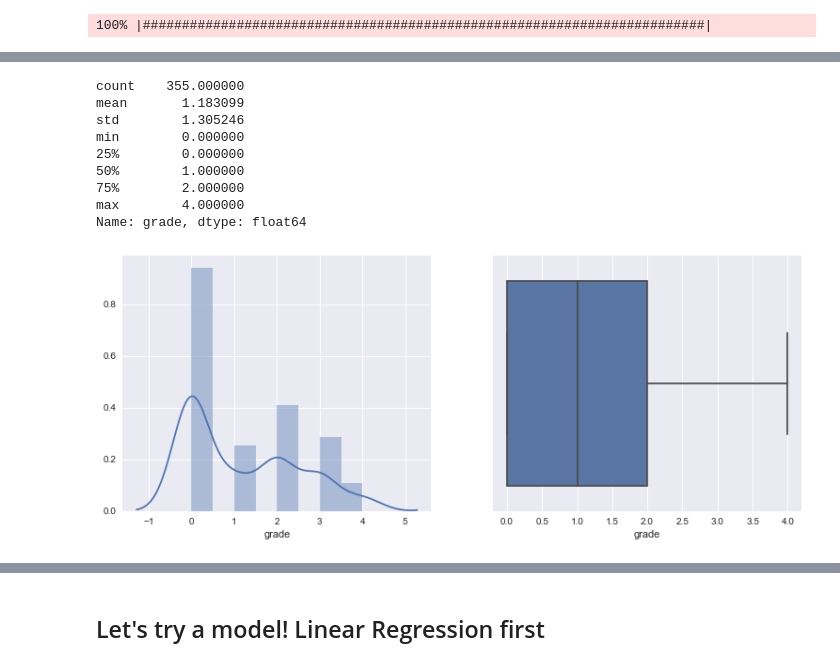
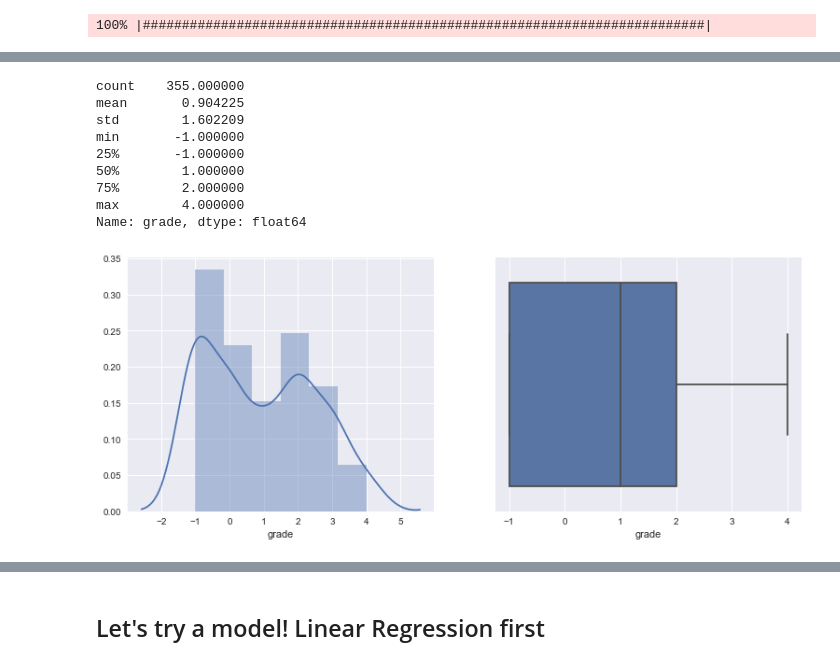
Before and after one commit to KrissyG-hub/PPG, a Jupyter notebook: CrewAPI_pullTest.ipynb, the cells around one changed output, grey strips where cells are left out. Drawn from its saved outputs; the diff is of its cells as text; code cells hidden in the pictures.

Commit message:
modeling LR and kNN. feature normalization and binarization

```diff
--- a/CrewAPI_pullTest.ipynb
+++ b/CrewAPI_pullTest.ipynb
@@ -239,0 +315,5 @@ Finding crew with very low or high ability scores...
+# %%
+print(crew_df_binarized.columns)
+
+crew_df_modeling = crew_df_binarized.drop(['RaceType', 'Rarity', 'SpecialAbilityType', 'SpecialAbilityFinalArgument', 'CollectionDesignId'], axis=1)
+print(crew_df_modeling.columns)
@@ -241,7 +339,8 @@ Finding crew with very low or high ability scores...
 ## HACKY HACK HACK
 # %%
 # drop a few columns that aren't ready yet
-feats_df = feats_df.drop(['EquipmentMask', 'CollectionDesignId', 'Flags'], axis=1)
+crew_df_modeling = crew_df_modeling.drop(['EquipmentMask','Flags'], axis=1)
+crew_df_modeling = crew_df_modeling.drop(['0', '1', '13', '14', '15', '16', '2', '3', '4', '5', '6', '7', '8', '9'], axis = 1)
 
 print("ready for modeling!")
 # %% [output]
@@ -254,18 +353,18 @@ df = pd.read_excel('gunnergrades.xlsx')
 print("Column headings:")
 print(df.columns)
 
-crew_df = df
+grade_entries_df = df
 # %% [output]
 Column headings:
 Index(['CrewName', 'Gunner'], dtype='object')
 # %%
 # for each character in the grades file, put the label in the "grade" column
-feats_df['grade'] = 0 #default grade is 0, aka "F"
+crew_df_modeling['grade'] = -1 #default grade is -1, denoting an un-graded crew
 grades_list = ['F', 'D', 'C', 'B', 'A']
 
 pbar = ProgressBar()
-for ind in pbar(range(len(crew_df))):
-    val = grades_list.index(crew_df['Gunner'].values[ind])
-    feats_df.set_value(feats_df.CharacterDesignName == crew_df['CrewName'].values[ind], 'grade', val)
+for ind in pbar(range(len(grade_entries_df))):
+    val = grades_list.index(grade_entries_df['Gunner'].values[ind])
+    crew_df_modeling.set_value(crew_df_modeling.CharacterDesignName == grade_entries_df['CrewName'].values[ind], 'grade', val)
 # %% [output]
 100% |########################################################################|
@@ -291,15 +393,15 @@ def analyze_feature(data, feat_name):
     plt.subplot(1,3,3)
     sns.boxplot(data[feat_name])
 # %%
-analyze_feature(feats_df, "grade")
+analyze_feature(crew_df_modeling, "grade")
 # %% [output]
 count    355.000000
-mean       1.183099
-std        1.305246
-min        0.000000
-25%        0.000000
+mean       0.904225
+std        1.602209
+min       -1.000000
+25%       -1.000000
 50%        1.000000
 75%        2.000000
 max        4.000000
 Name: grade, dtype: float64
-[figure, old version]
+[figure, new version]
```
Also changed, not shown: parts of 25 cells of this notebook.
